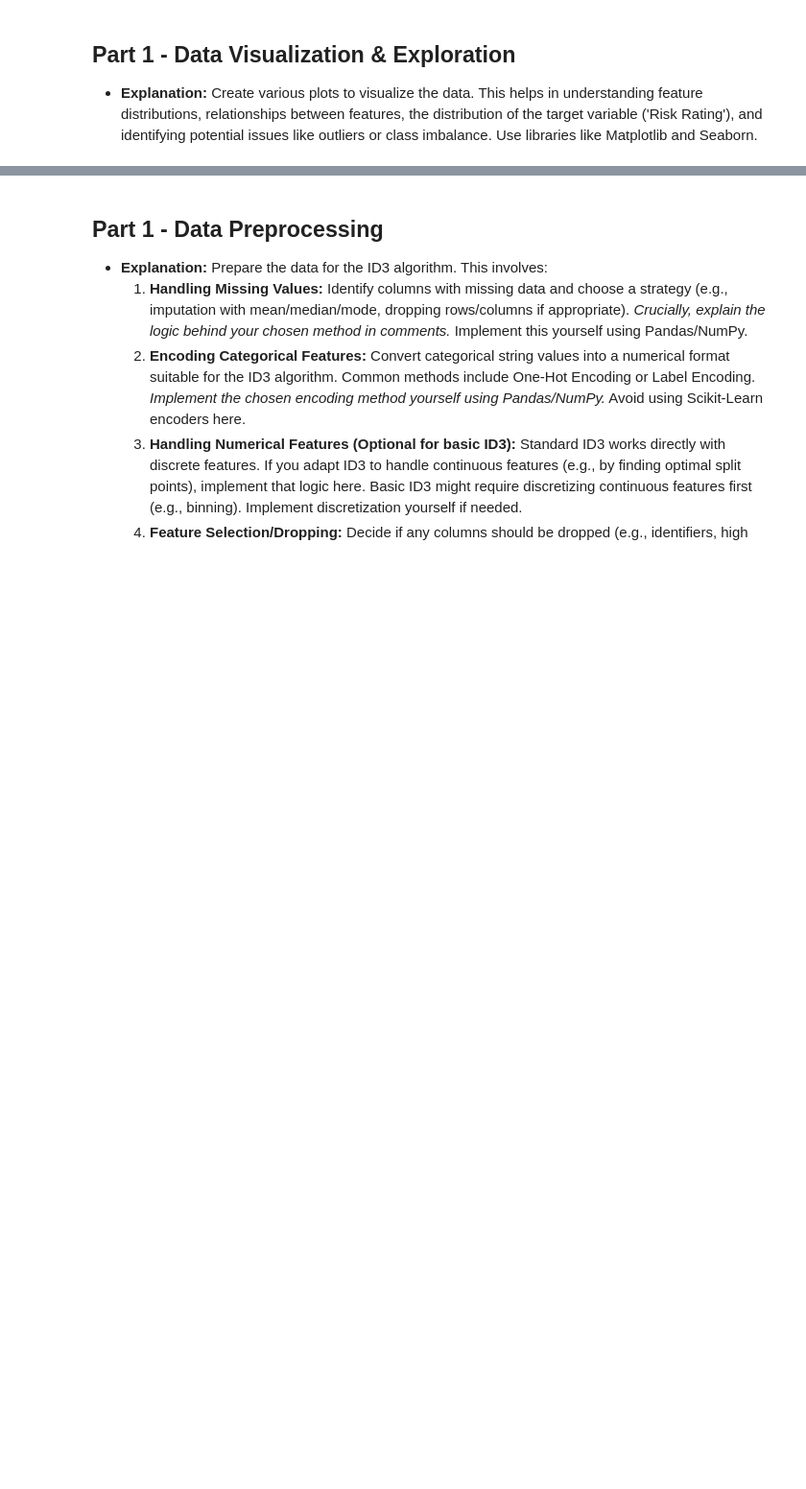
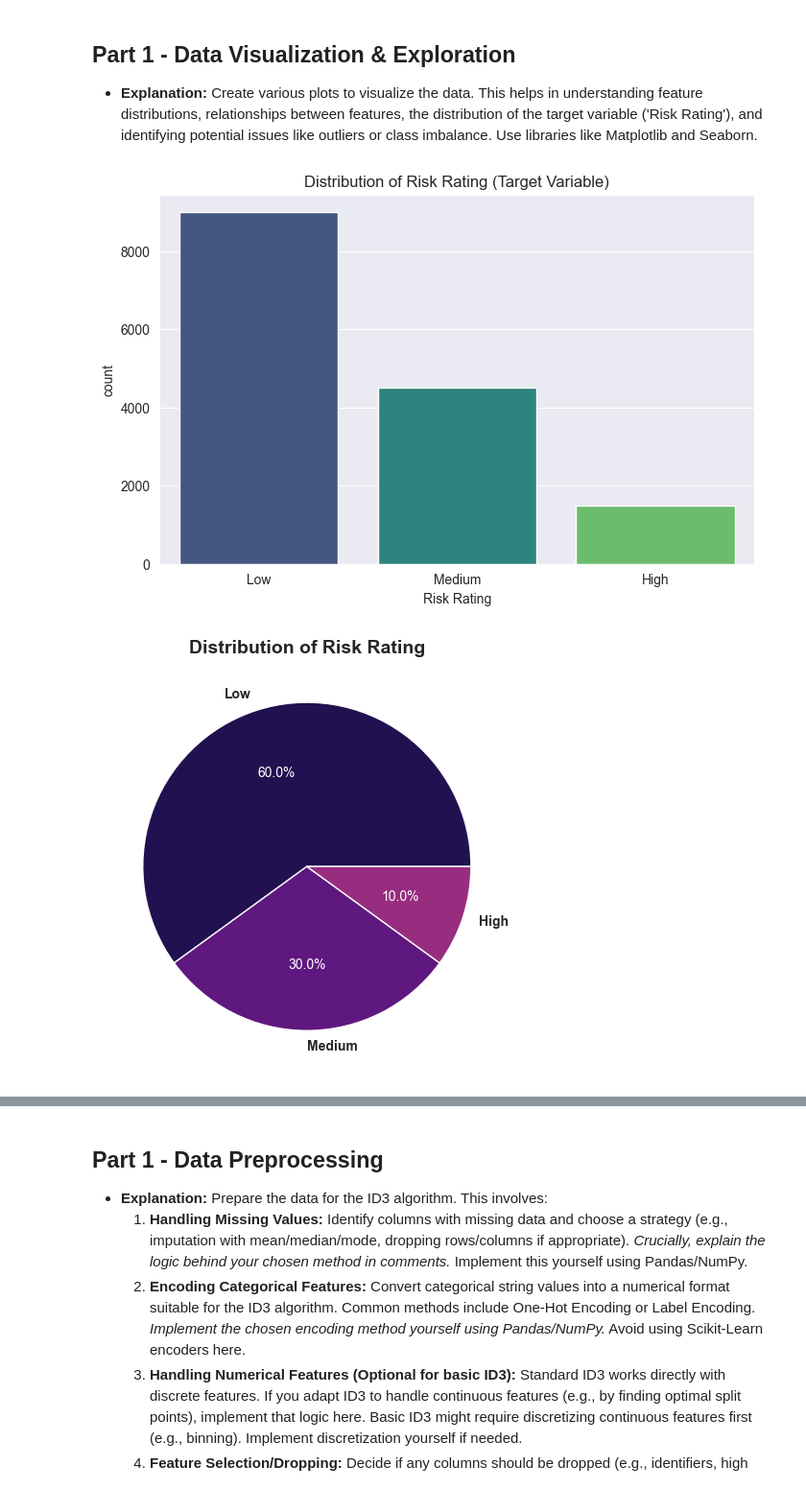
Before and after one commit to Yusufpek/BBM409, a Jupyter notebook: assignment2.ipynb, the cells around one changed output, grey strips where cells are left out. Shown at 96% size. Cells and saved outputs as stored; diff of their text form; code cells hidden in the pictures; blank space fills up the shorter version.

```diff
--- a/assignment2.ipynb
+++ b/assignment2.ipynb
@@ -83,7 +78,41 @@ count        15000
 unique           3
 top            Low
 freq          9000
+# %%
+def show_piechart(col, plot=None):
+    values = df[col].value_counts()
+    if plot:
+        wedges, texts, autotexts = plot.pie(values, labels=values.index, autopct='%1.1f%%', colors=sns.color_palette("magma"))
+        plot.set_title(f'Distribution of {col}', fontsize=14, fontweight='bold')
+    else:
+        wedges, texts, autotexts = plt.pie(values, labels=values.index, autopct='%1.1f%%', colors=sns.color_palette("magma"))
+        plt.title(f'Distribution of {col}', fontsize=14, fontweight='bold')
+
+    # Optionally change the label text color
+    for text in texts:
+        text.set_fontweight('bold')
+
+    for autotext in autotexts:
+        autotext.set_color('white')
+
+    # label
+    for text in texts:
+        text.set_fontweight('bold')
+    # percentage text
+    for autotext in autotexts:
+        autotext.set_color('white')
 # %% [markdown]
 ## Part 1 - Data Visualization & Exploration
 
 * **Explanation:** Create various plots to visualize the data. This helps in understanding feature distributions, relationships between features, the distribution of the target variable ('Risk Rating'), and identifying potential issues like outliers or class imbalance. Use libraries like Matplotlib and Seaborn.
+# %%
+plt.figure(figsize=(8, 5))
+sns.countplot(x='Risk Rating', data=df, palette='viridis', legend=False, hue='Risk Rating')
+plt.title('Distribution of Risk Rating (Target Variable)')
+plt.show()
+
+show_piechart("Risk Rating")
+plt.tight_layout()
+# %% [output]
+[figure, added]
+[figure, added]
```
Also changed, not shown: parts of 6 cells of this notebook.
